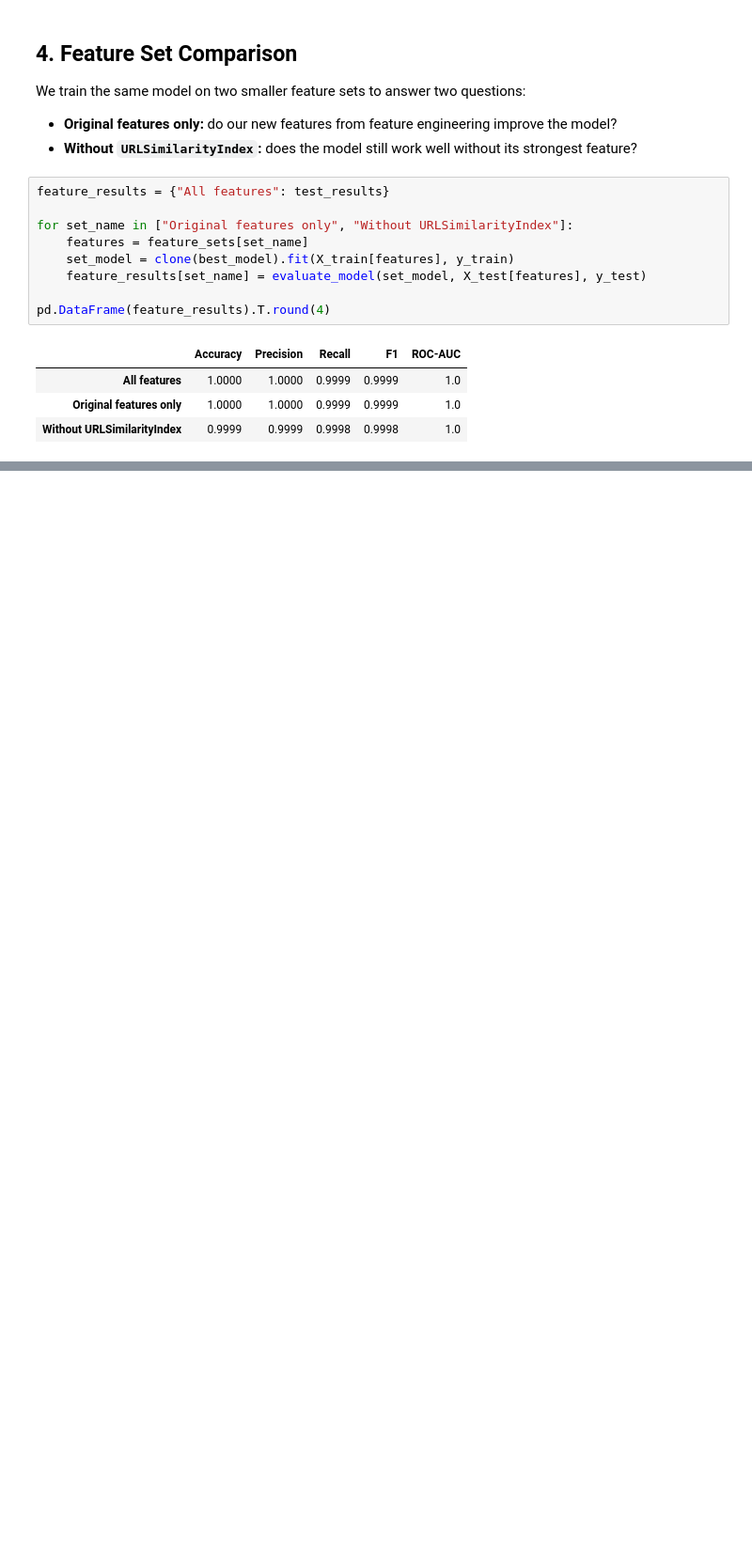
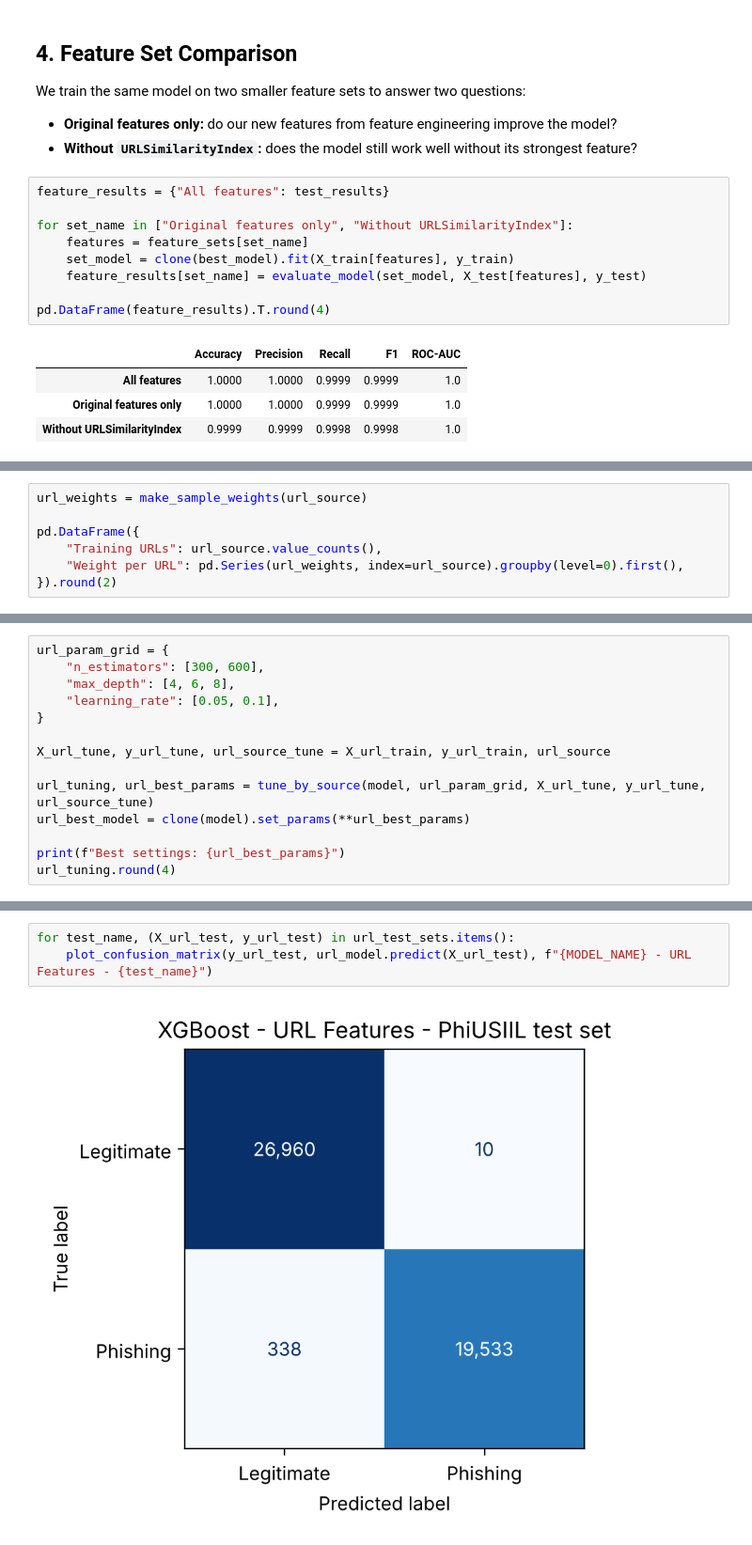
Before and after one commit to imansharinda-ux/DetectIt-ml, a Jupyter notebook: notebooks/04_xgboost.ipynb, the cells around one changed output, grey strips where cells are left out. Shown at 94% size. Drawn from its saved outputs; the diff is of its cells as text; blank space fills up the shorter version.

```diff
--- a/notebooks/04_xgboost.ipynb
+++ b/notebooks/04_xgboost.ipynb
@@ -173,0 +204,7 @@ pd.DataFrame(feature_results).T.round(4)
+# %%
+url_weights = make_sample_weights(url_source)
+
+pd.DataFrame({
+    "Training URLs": url_source.value_counts(),
+    "Weight per URL": pd.Series(url_weights, index=url_source).groupby(level=0).first(),
+}).round(2)
@@ -173,0 +222,14 @@ pd.DataFrame(feature_results).T.round(4)
+# %%
+url_param_grid = {
+    "n_estimators": [300, 600],
+    "max_depth": [4, 6, 8],
+    "learning_rate": [0.05, 0.1],
+}
+
+X_url_tune, y_url_tune, url_source_tune = X_url_train, y_url_train, url_source
+
+url_tuning, url_best_params = tune_by_source(model, url_param_grid, X_url_tune, y_url_tune, url_source_tune)
+url_best_model = clone(model).set_params(**url_best_params)
+
+print(f"Best settings: {url_best_params}")
+url_tuning.round(4)
@@ -173,0 +300,5 @@ pd.DataFrame(feature_results).T.round(4)
+# %%
+for test_name, (X_url_test, y_url_test) in url_test_sets.items():
+    plot_confusion_matrix(y_url_test, url_model.predict(X_url_test), f"{MODEL_NAME} - URL Features - {test_name}")
+# %% [output]
+[figure, added]
```
Also changed, not shown: parts of 20 cells of this notebook, 11 other files.
